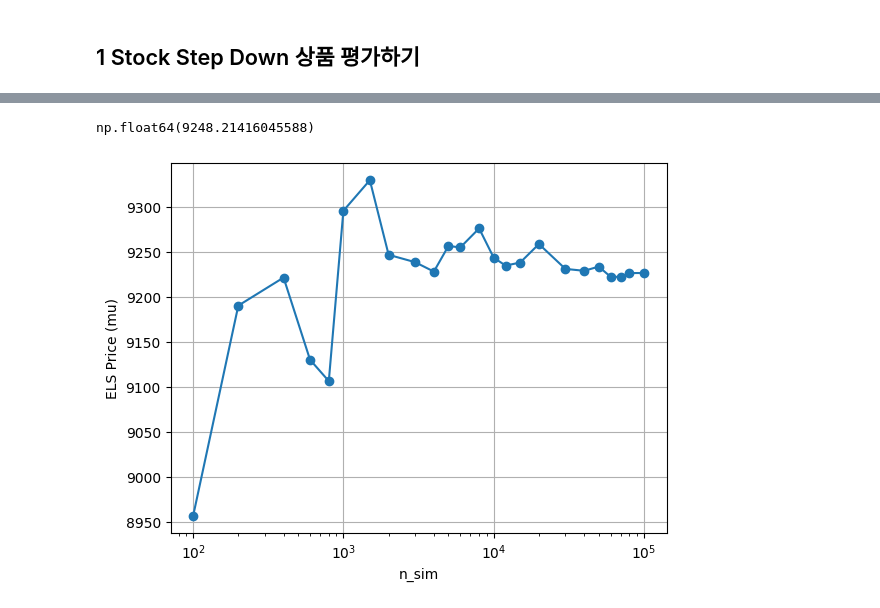
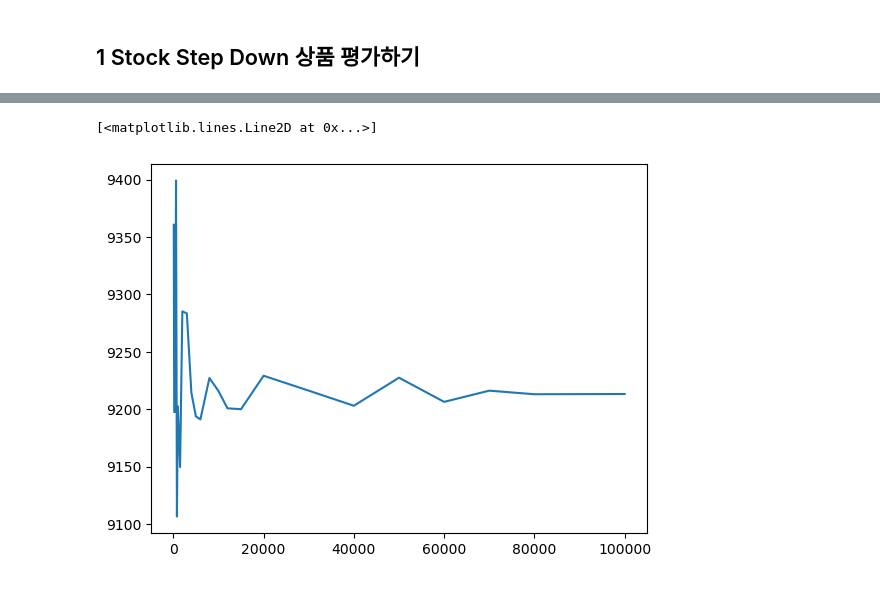
Before and after one commit to HST0077/HYOTC, a Jupyter notebook: StepDown_1stock.ipynb, the cells around one changed output, grey strips where cells are left out. Cells and saved outputs as stored; diff of their text form; code cells hidden in the pictures.

```diff
--- a/StepDown_1stock.ipynb
+++ b/StepDown_1stock.ipynb
@@ -13,13 +0,0 @@ Successfully installed hst_funcs-1.1.4
-# %%
-# BS 공식에 의한 풋옵션 평가
-from hst_funcs.finanace.Equity import BS
-
-# 파라미터 설정
-S0 = 100
-K = 100
-T = 1
-r = 0.05
-sigma = 0.3
-
-opt0 = BS.bs_put(S0, K, T, r, sigma)
-print('옵션 현재가치: ', opt0)
@@ -85,3 +0,0 @@ def MC_Greeks(fun, S, K, T, r, sigma):
-# %%
-res=MC_Greeks(MC_Put, 100, 100, 1, 0.05, 0.3)
-res
@@ -325 +192,14 @@ np.float64(9198.859724696784)
+# %%
+Sims=[100,200,400,600,800,1000,1500,2000,3000,4000,
+      5000,6000,8000,10000,12000,15000,20000,30000,
+     40000,50000,60000,70000,80000,100000]
+Price_Sims=[]
+for sim in Sims:
+    res=SD_lstar_CPU(S, kijun, K, T, c, r, q, sigma, barrier, dummy, sim)
+    Price_Sims.append(res)
+
+plt.plot(Sims,Price_Sims)
+# %% [output]
+[<matplotlib.lines.Line2D at 0x...>]
+[figure, added]
 # %%
@@ -380,41 +255,6 @@ def SD_lstar_GPU(S0, kijun, K, T, c, r, q, sigma, barrier, dummy, sim):
     mu, s = norm.fit(Price_cpu)
 
     return mu
-# %%
-import numpy as np
-
-# 스텝다운 상품 평가 정보
-S0=100
-kijun=100
-r=0.035
-q=0
-sigma, barrier, dummy, sim=0.3, 0.65, 0.132,10000
-K=[0.95,0.95,0.95,0.90,0.90,0.85]
-T=np.array(df['오늘까지 남은 일수'])
-c=np.array([1,2,3,4,5,6])*0.022
-
-SD_lstar_GPU(S0, kijun, K, T, c, r, q, sigma, barrier, dummy, sim)
-# %% [output]
-np.float64(9248.21416045588)
-# %%
-Sims=[100,200,400,600,800,1000,1500,2000,3000,4000,
-      5000,6000,8000,10000,12000,15000,20000,30000,
-      40000,50000,60000,70000,80000,100000]
-
-Price_Sims=[]
-for sim in Sims:
-    res=SD_lstar_GPU(S0, kijun, K, T, c, r, q, sigma, barrier, dummy, sim)
-    Price_Sims.append(res)
-
-plt.figure()
-plt.plot(Sims, Price_Sims, marker='o')
-plt.xscale('log')  # 로그스케일로 보면 수렴이 잘 보임
-plt.xlabel("n_sim")
-plt.ylabel("ELS Price (mu)")
-plt.grid(True)
-plt.show()
-# %% [output]
-[figure, removed]
 # %%
 import numpy as np
 # 스텝다운 상품 평가 정보
```
Also changed, not shown: parts of 44 cells of this notebook.
